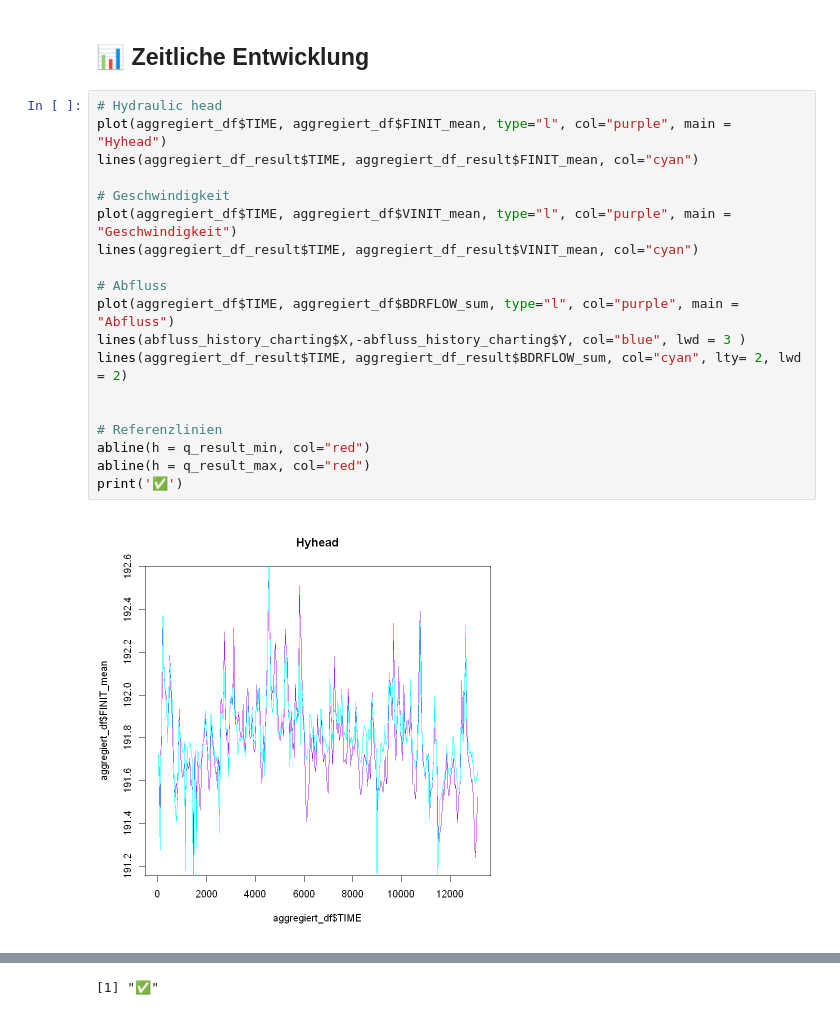
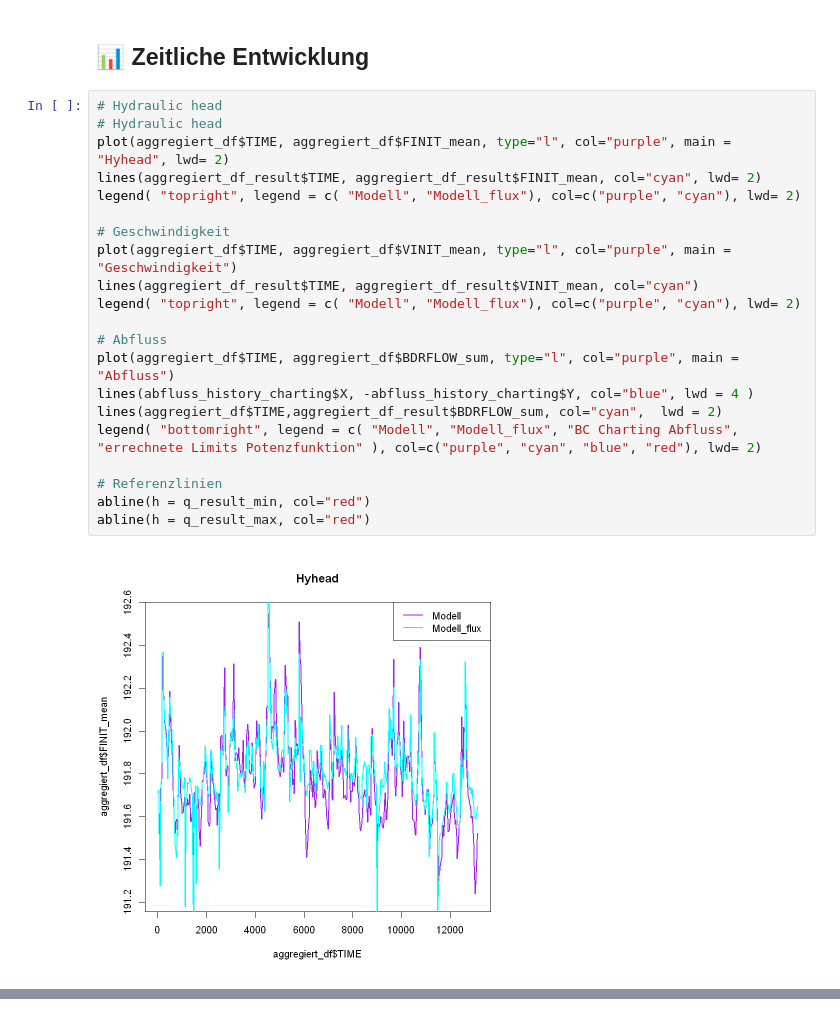
Before and after one commit to schelhorn19/Feflow_Flux_Issue, a Jupyter notebook: abfluss_modellierung_potenzfunktion_public_final_with_plots.ipynb, the cells around one changed output, grey strips where cells are left out. Saved outputs shown, nothing was run; the diff lists cells and outputs as text.

```diff
--- a/abfluss_modellierung_potenzfunktion_public_final_with_plots.ipynb
+++ b/abfluss_modellierung_potenzfunktion_public_final_with_plots.ipynb
@@ -159,22 +141,24 @@ Warning message:
 ## 📊 Zeitliche Entwicklung
 # %%
 # Hydraulic head
-plot(aggregiert_df$TIME, aggregiert_df$FINIT_mean, type="l", col="purple", main = "Hyhead")
-lines(aggregiert_df_result$TIME, aggregiert_df_result$FINIT_mean, col="cyan")
+# Hydraulic head
+plot(aggregiert_df$TIME, aggregiert_df$FINIT_mean, type="l", col="purple", main = "Hyhead", lwd= 2)
+lines(aggregiert_df_result$TIME, aggregiert_df_result$FINIT_mean, col="cyan", lwd= 2)
+legend( "topright", legend = c( "Modell", "Modell_flux"), col=c("purple", "cyan"), lwd= 2)
 
 # Geschwindigkeit
 plot(aggregiert_df$TIME, aggregiert_df$VINIT_mean, type="l", col="purple", main = "Geschwindigkeit")
 lines(aggregiert_df_result$TIME, aggregiert_df_result$VINIT_mean, col="cyan")
+legend( "topright", legend = c( "Modell", "Modell_flux"), col=c("purple", "cyan"), lwd= 2)
 
 # Abfluss
 plot(aggregiert_df$TIME, aggregiert_df$BDRFLOW_sum, type="l", col="purple", main = "Abfluss")
-lines(abfluss_history_charting$X,-abfluss_history_charting$Y, col="blue", lwd = 3 )
-lines(aggregiert_df_result$TIME, aggregiert_df_result$BDRFLOW_sum, col="cyan", lty= 2, lwd = 2)
-
+lines(abfluss_history_charting$X, -abfluss_history_charting$Y, col="blue", lwd = 4 )
+lines(aggregiert_df$TIME,aggregiert_df_result$BDRFLOW_sum, col="cyan",  lwd = 2)
+legend( "bottomright", legend = c( "Modell", "Modell_flux", "BC Charting Abfluss", "errechnete Limits Potenzfunktion" ), col=c("purple", "cyan", "blue", "red"), lwd= 2)
 
 # Referenzlinien
 abline(h = q_result_min, col="red")
 abline(h = q_result_max, col="red")
-print('✅')
 # %% [output]
-[figure, old version]
+[figure, new version]
@@ -182 +165,0 @@ print('✅')
-[1] "✅"
```
Also changed, not shown: parts of 2 cells of this notebook.
